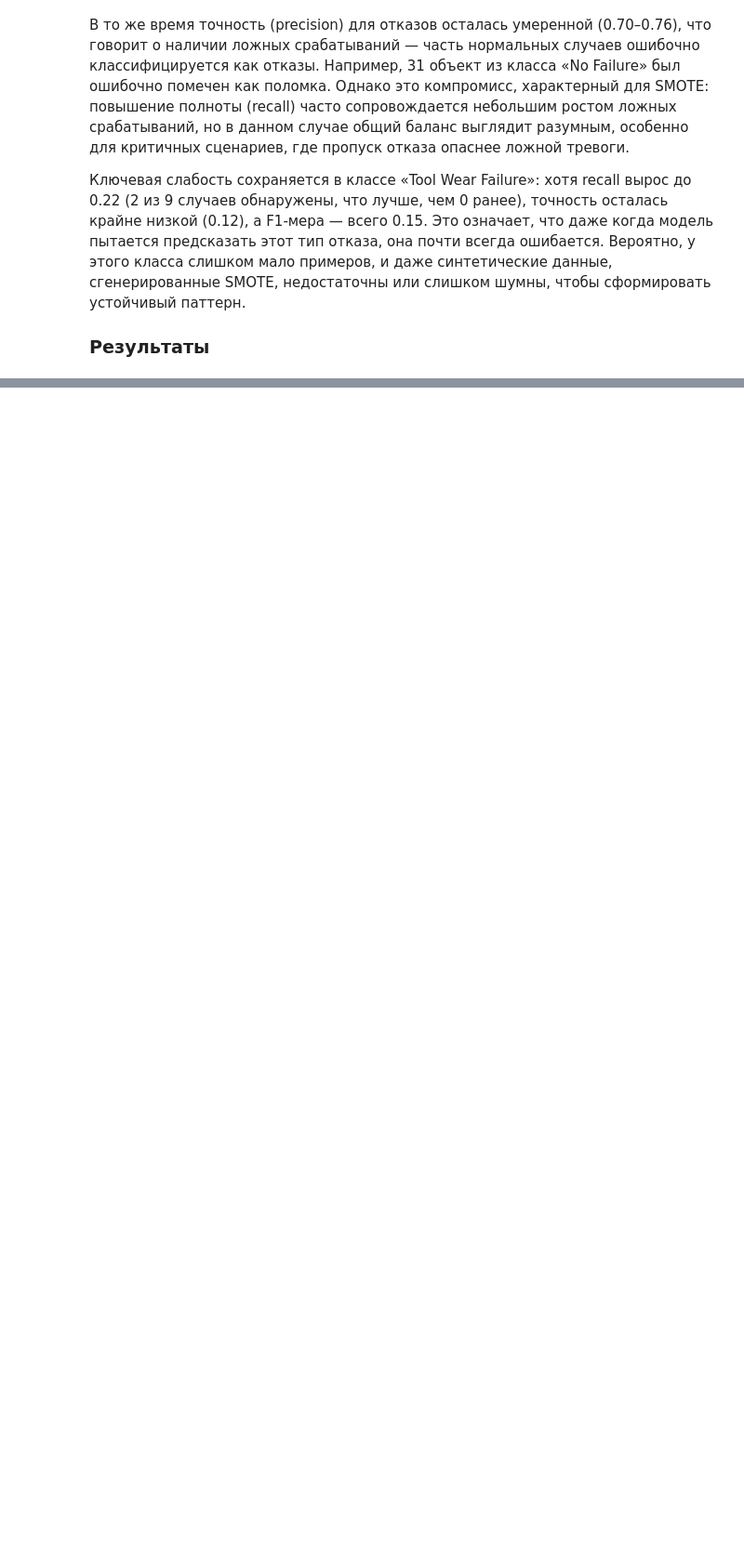
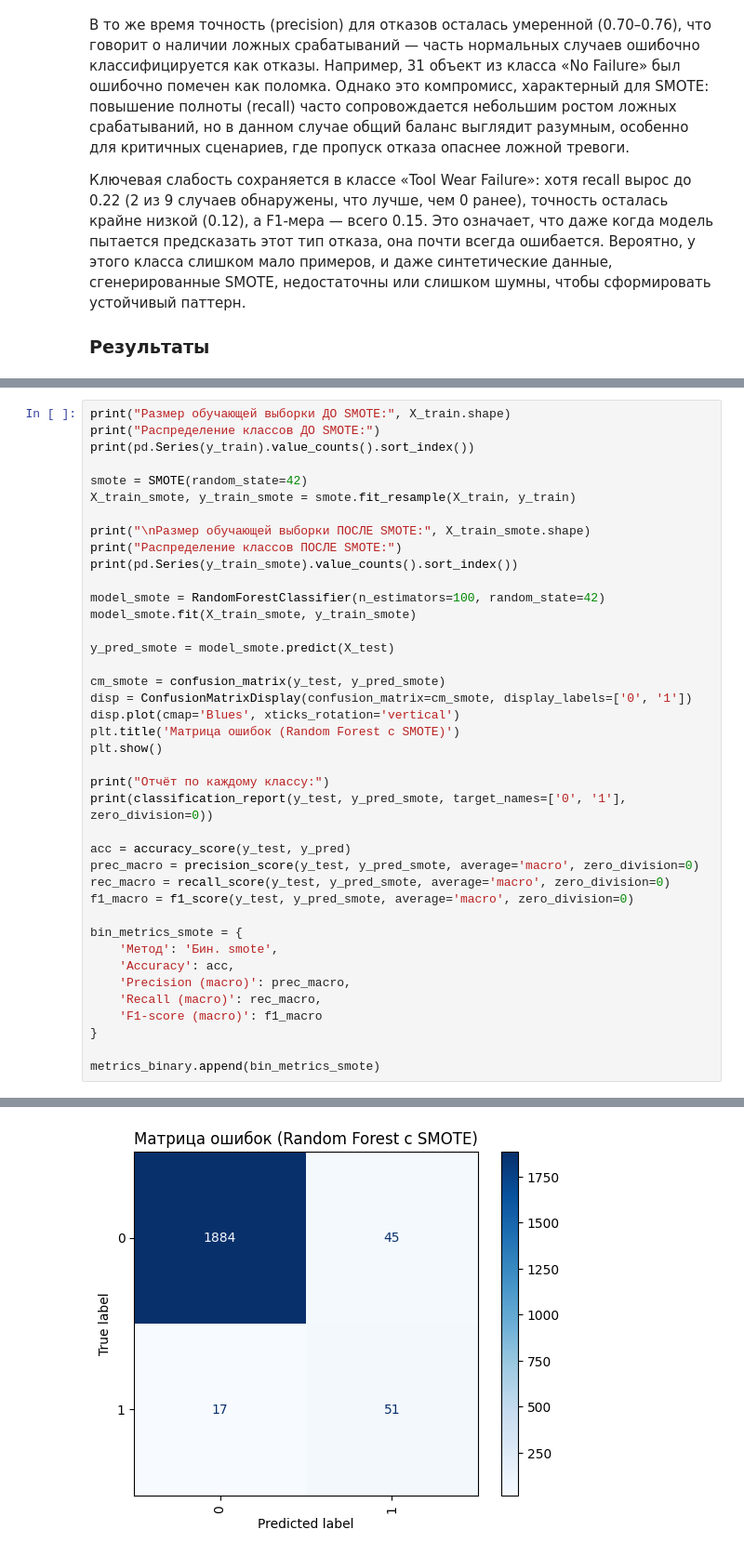
Before and after one commit to lilo5425/ML_balancing, a Jupyter notebook: Balance.ipynb, the cells around one changed output, grey strips where cells are left out. Shown: that part at 93% size. Drawn from its saved outputs; the diff is of its cells as text; blank space fills up the shorter version.

```diff
--- a/Balance.ipynb
+++ b/Balance.ipynb
@@ -545,0 +794,41 @@ plt.show()
+# %%
+print("Размер обучающей выборки ДО SMOTE:", X_train.shape)
+print("Распределение классов ДО SMOTE:")
+print(pd.Series(y_train).value_counts().sort_index())
+
+smote = SMOTE(random_state=42)
+X_train_smote, y_train_smote = smote.fit_resample(X_train, y_train)
+
+print("\nРазмер обучающей выборки ПОСЛЕ SMOTE:", X_train_smote.shape)
+print("Распределение классов ПОСЛЕ SMOTE:")
+print(pd.Series(y_train_smote).value_counts().sort_index())
+
+model_smote = RandomForestClassifier(n_estimators=100, random_state=42)
+model_smote.fit(X_train_smote, y_train_smote)
+
+y_pred_smote = model_smote.predict(X_test)
+
+cm_smote = confusion_matrix(y_test, y_pred_smote)
+disp = ConfusionMatrixDisplay(confusion_matrix=cm_smote, display_labels=['0', '1'])
+disp.plot(cmap='Blues', xticks_rotation='vertical')
+plt.title('Матрица ошибок (Random Forest с SMOTE)')
+plt.show()
+
+print("Отчёт по каждому классу:")
+print(classification_report(y_test, y_pred_smote, target_names=['0', '1'], zero_division=0))
+
+acc = accuracy_score(y_test, y_pred)
+prec_macro = precision_score(y_test, y_pred_smote, average='macro', zero_division=0)
+rec_macro = recall_score(y_test, y_pred_smote, average='macro', zero_division=0)
+f1_macro = f1_score(y_test, y_pred_smote, average='macro', zero_division=0)
+
+bin_metrics_smote = {
+    'Метод': 'Бин. smote',
+    'Accuracy': acc,
+    'Precision (macro)': prec_macro,
+    'Recall (macro)': rec_macro,
+    'F1-score (macro)': f1_macro
+}
+
+metrics_binary.append(bin_metrics_smote)
+# %% [output]
@@ -545,0 +848 @@ plt.show()
+[figure, added]
```
Also changed, not shown: parts of 19 cells of this notebook.
